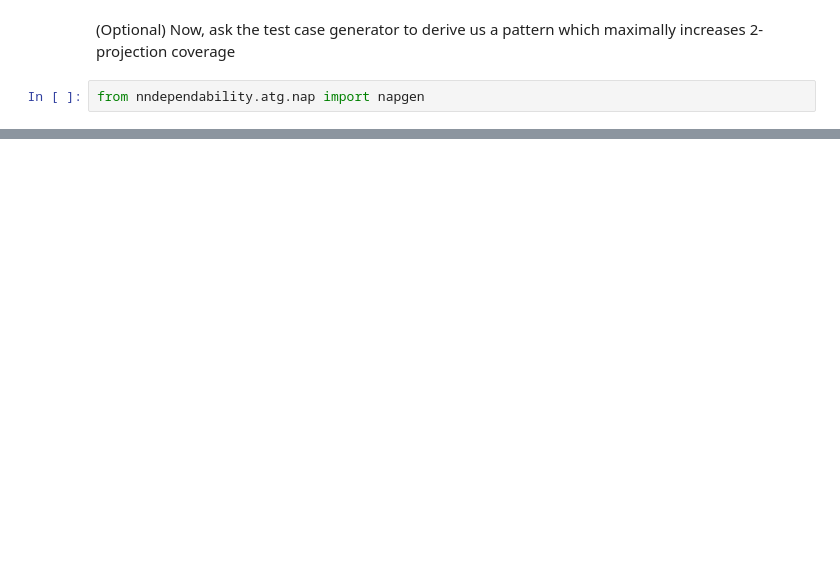
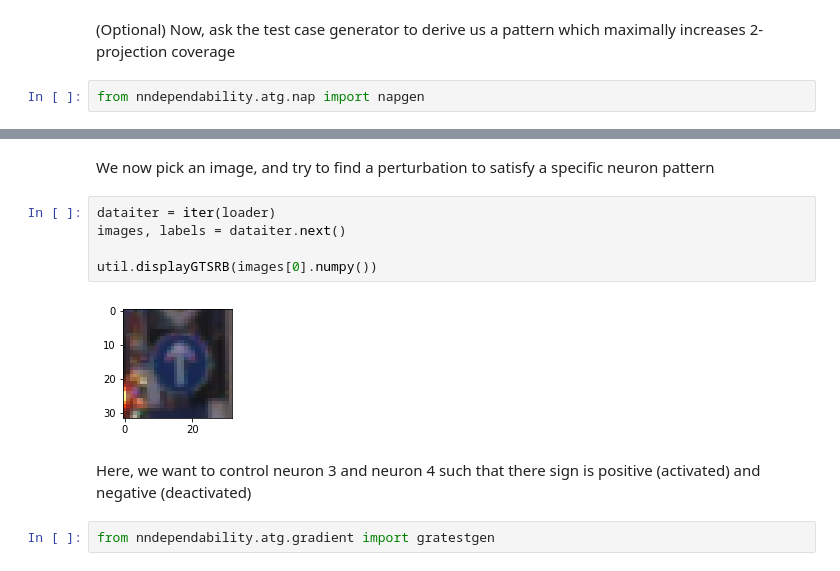
Before and after one commit to dependable-ai/nn-dependability-kit, a Jupyter notebook: GTSRB_Pytorch_Neuron2ProjectionCoverage.ipynb, the cells around one changed output, grey strips where cells are left out. Saved outputs shown, nothing was run; the diff lists cells and outputs as text; blank space fills up the shorter version.

```diff
--- a/GTSRB_Pytorch_Neuron2ProjectionCoverage.ipynb
+++ b/GTSRB_Pytorch_Neuron2ProjectionCoverage.ipynb
@@ -283,0 +343,13 @@ napgen.proposeNAPcandidate(metric)
+# %% [markdown]
+We now pick an image, and try to find a perturbation to satisfy a specific neuron pattern
+# %%
+dataiter = iter(loader)
+images, labels = dataiter.next()
+
+util.displayGTSRB(images[0].numpy())
+# %% [output]
+[figure, added]
+# %% [markdown]
+Here, we want to control neuron 3 and neuron 4 such that there sign is positive (activated) and negative (deactivated)
+# %%
+from nndependability.atg.gradient import gratestgen
```
Also changed, not shown: parts of 13 cells of this notebook, 2 other files.
